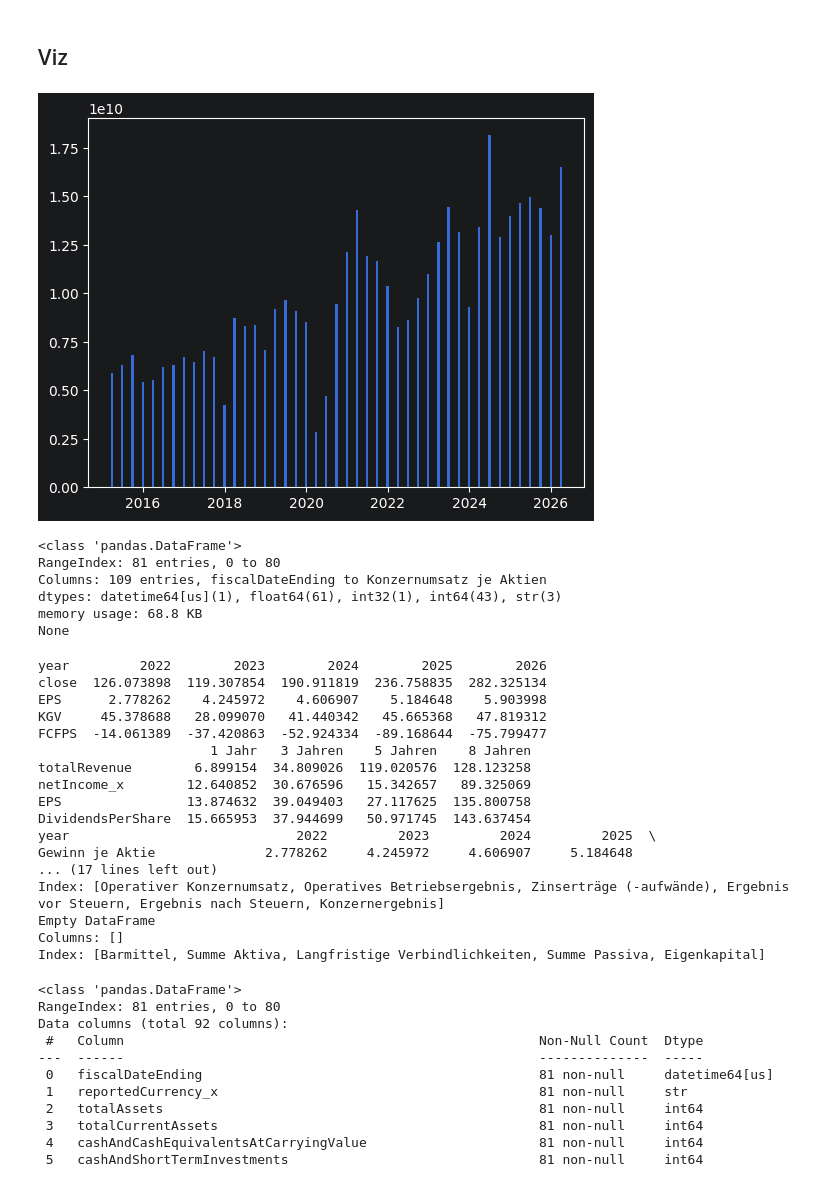
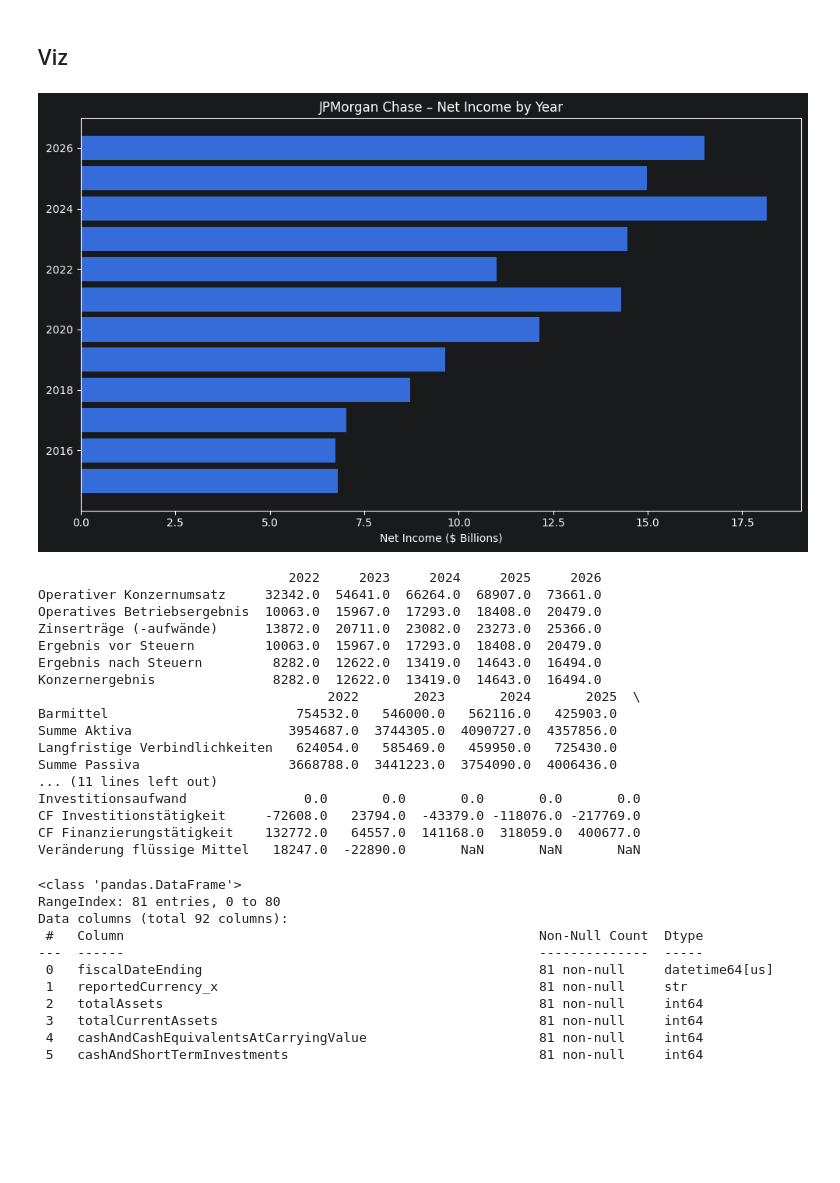
Before and after one commit to TiborB6/report, a Jupyter notebook: main.ipynb, the cells around one changed output. Cells and saved outputs as stored; diff of their text form; code cells hidden in the pictures; blank space fills up the shorter version.

```diff
--- a/main.ipynb
+++ b/main.ipynb
@@ -456,9 +478,12 @@ ServerError: 503 UNAVAILABLE. {'error': {'code': 503, 'message': 'This model is
 # %%
 start_date = '2015-01-01'
 filtered = earnings[earnings['fiscalDateEnding'] >= start_date]
 
-fig, ax = plt.subplots()
-ax.bar(filtered['fiscalDateEnding'], filtered['netIncome'], width=20)
-plt.show()
+fig, ax = plt.subplots(figsize=(10, 6))
+filtered = filtered.sort_values('netIncome')
+ax.barh(filtered['fiscalDateEnding'].dt.year, filtered['netIncome'] / 1e9)
+ax.set_xlabel('Net Income ($ Billions)')
+ax.set_title('JPMorgan Chase – Net Income by Year')
+plt.tight_layout()
 # %% [output]
-[figure, old version]
+[figure, new version]
@@ -487,36 +490,25 @@ wide_df = first_per_year[first_per_year['year'].isin(last5_years)].set_index('ye
-# %%
-print(fundamental_stock.info())
-# %% [output]
-<class 'pandas.DataFrame'>
-RangeIndex: 81 entries, 0 to 80
-Columns: 109 entries, fiscalDateEnding to Konzernumsatz je Aktien
-dtypes: datetime64[us](1), float64(61), int32(1), int64(43), str(3)
-memory usage: 68.8 KB
-None
 # %%
 import utils.fin.financial_data
 
-print(key_figures(fundamental_stock))
-print(key_growth_rates(fundamental_stock))
-print(per_share_values(fundamental_stock))
 print(income_statement_overview(fundamental_stock))
 print(balance_sheet_overview(fundamental_stock))
+print(cashflow_overview(fundamental_stock))
 # %% [output]
-year         2022        2023        2024        2025        2026
-close  126.073898  119.307854  190.911819  236.758835  282.325134
-EPS      2.778262    4.245972    4.606907    5.184648    5.903998
-KGV     45.378688   28.099070   41.440342   45.665368   47.819312
-FCFPS  -14.061389  -37.420863  -52.924334  -89.168644  -75.799477
-                      1 Jahr   3 Jahren    5 Jahren    8 Jahren
-totalRevenue        6.899154  34.809026  119.020576  128.123258
-netIncome_x        12.640852  30.676596   15.342657   89.325069
-EPS                13.874632  39.049403   27.117625  135.800758
-DividendsPerShare  15.665953  37.944699   50.971745  143.637454
-year                             2022         2023         2024         2025  \
-Gewinn je Aktie              2.778262     4.245972     4.606907     5.184648
-... (17 lines left out)
-Index: [Operativer Konzernumsatz, Operatives Betriebsergebnis, Zinserträge (-aufwände), Ergebnis vor Steuern, Ergebnis nach Steuern, Konzernergebnis]
-Empty DataFrame
-Columns: []
-Index: [Barmittel, Summe Aktiva, Langfristige Verbindlichkeiten, Summe Passiva, Eigenkapital]
+                                2022     2023     2024     2025     2026
+Operativer Konzernumsatz     32342.0  54641.0  66264.0  68907.0  73661.0
+Operatives Betriebsergebnis  10063.0  15967.0  17293.0  18408.0  20479.0
+Zinserträge (-aufwände)      13872.0  20711.0  23082.0  23273.0  25366.0
+Ergebnis vor Steuern         10063.0  15967.0  17293.0  18408.0  20479.0
+Ergebnis nach Steuern         8282.0  12622.0  13419.0  14643.0  16494.0
+Konzernergebnis               8282.0  12622.0  13419.0  14643.0  16494.0
+                                     2022       2023       2024       2025  \
+Barmittel                        754532.0   546000.0   562116.0   425903.0
+Summe Aktiva                    3954687.0  3744305.0  4090727.0  4357856.0
+Langfristige Verbindlichkeiten   624054.0   585469.0   459950.0   725430.0
+Summe Passiva                   3668788.0  3441223.0  3754090.0  4006436.0
+... (11 lines left out)
+Investitionsaufwand               0.0       0.0       0.0       0.0       0.0
+CF Investitionstätigkeit     -72608.0   23794.0  -43379.0 -118076.0 -217769.0
+CF Finanzierungstätigkeit    132772.0   64557.0  141168.0  318059.0  400677.0
+Veränderung flüssige Mittel   18247.0  -22890.0       NaN       NaN       NaN
 # %%
```
Also changed, not shown: parts of 15 cells of this notebook, 21 other files.
